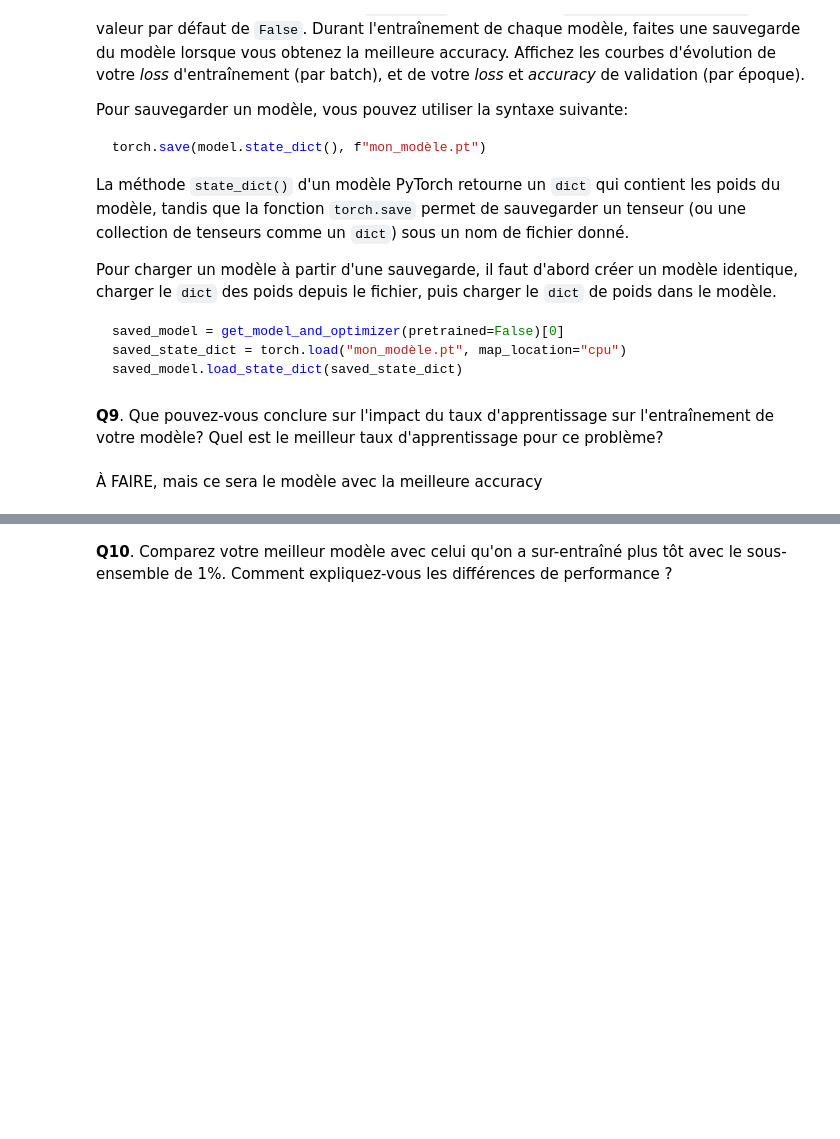
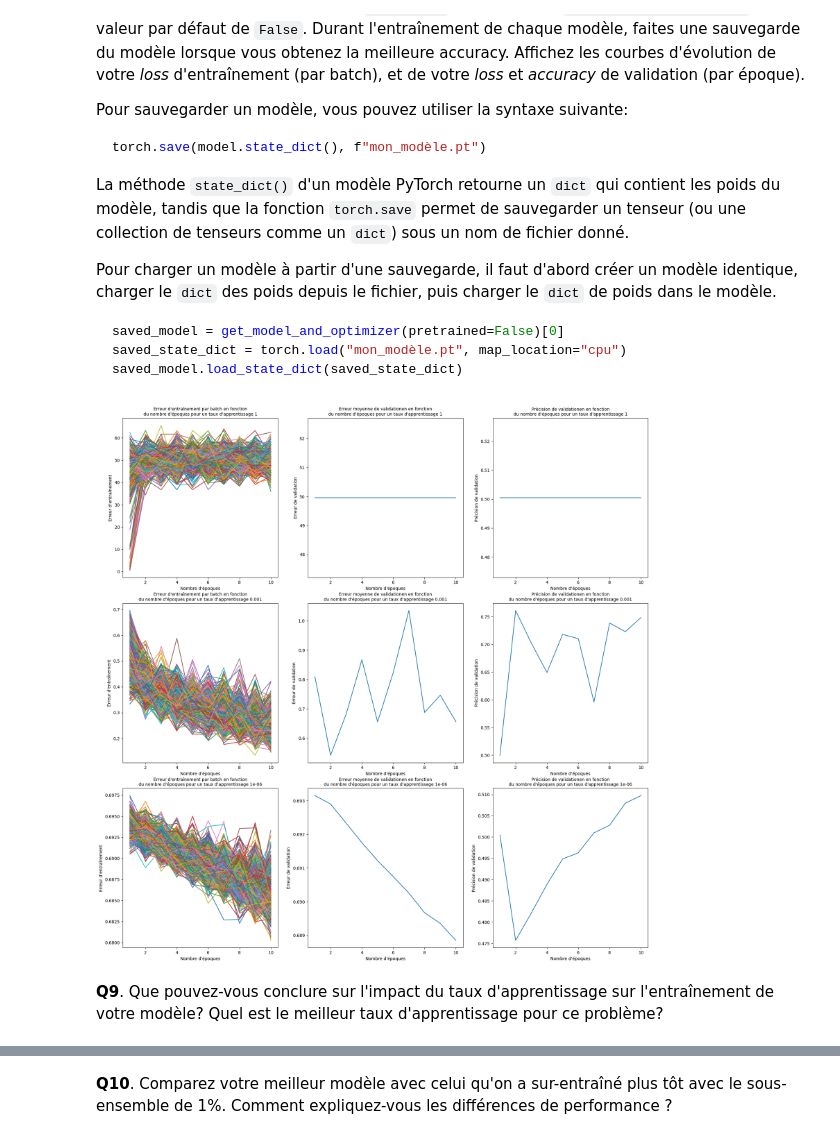
Before and after one commit to lashlone/GBM8770-Programmation, a Jupyter notebook: TP2/tp2_seance2.ipynb, the cells around one changed output, grey strips where cells are left out. Drawn from its saved outputs; the diff is of its cells as text; code cells hidden in the pictures; blank space fills up the shorter version.

````diff
--- a/TP2/tp2_seance2.ipynb
+++ b/TP2/tp2_seance2.ipynb
@@ -165,46 +184,47 @@ saved_state_dict = torch.load("mon_modèle.pt", map_location="cpu")
 saved_model.load_state_dict(saved_state_dict)
 ```
 # %%
-train_loader, val_loader, test_loader = get_dataloaders(dataset, batch_size=128, train_subset=0.01) #à remettre à 0,25 après les tests!!!
+train_loader, val_loader, test_loader = get_dataloaders(dataset, batch_size=128, train_subset=0.25)
 # %%
-fig, axes = plt.subplots[3, 3]
-fig.tight_layout(w_pad=2.0, h_pad=4.0)
+fig, axes = plt.subplots(3, 3)
+fig.set_size_inches(18.0, 18.0)
+fig.tight_layout(w_pad=4.0, h_pad=4.0)
 
 for i, lr in enumerate([1, 1e-3, 1e-6]):
     model, optimizer = get_model_and_optimizer(lr=lr)
 
     losses = []
     accuracies = []
     val_losses = []
 
     ref_accuracy = 0
-    epoques = np.arange(1, 51, 1)
+    epoques = np.arange(1, 11, 1)
 
-    for epoque in epoques:
-        losses.append(train_epoch(model, overfit_loader, optimizer))
+    for j in tqdm(range(10), desc="Epoque"):
+        losses.append(train_epoch(model, train_loader, optimizer))
 
         loss, accuracy, _ = validate(model, val_loader)
         val_losses.append(loss)
         accuracies.append(accuracy)
 
         if accuracy > ref_accuracy:
             ref_accuracy = accuracy
             best_model_parameters = model.state_dict()
 
-    axes[i][0].set_title(f"Erreur d'entraînement par batch en fonction du nombre d'époques pour un taux d'apprentissage {lr}")
+    axes[i][0].set_title(f"Erreur d'entraînement par batch en fonction\ndu nombre d'époques pour un taux d'apprentissage {lr}", fontdict={'fontsize': 10})
     axes[i][0].plot(epoques, losses)
-    axes[i][0].set_xlabel("Nombre d'époques")
-    axes[i][0].set_ylabel("Erreur d'entraînement")
-    axes[i][1].set_title(f"Erreur moyenne de validationen en fonction du nombre d'époques pour un taux d'apprentissage {lr}")
+    axes[i][0].set_xlabel("Nombre d'époques", fontdict={'fontsize': 10})
+    axes[i][0].set_ylabel("Erreur d'entraînement", fontdict={'fontsize': 10})
+    axes[i][1].set_title(f"Erreur moyenne de validationen en fonction\ndu nombre d'époques pour un taux d'apprentissage {lr}", fontdict={'fontsize': 10})
     axes[i][1].plot(epoques, val_losses)
-    axes[i][1].set_xlabel("Nombre d'époques")
-    axes[i][1].set_ylabel("Erreur de validation")
-    axes[i][2].set_title(f"Précision de validationen en fonction du nombre d'époques pour un taux d'apprentissage {lr}")
+    axes[i][1].set_xlabel("Nombre d'époques", fontdict={'fontsize': 10})
+    axes[i][1].set_ylabel("Erreur de validation", fontdict={'fontsize': 10})
+    axes[i][2].set_title(f"Précision de validationen en fonction\ndu nombre d'époques pour un taux d'apprentissage {lr}", fontdict={'fontsize': 10})
     axes[i][2].plot(epoques, accuracies)
-    axes[i][2].set_xlabel("Nombre d'époques")
-    axes[i][2].set_ylabel("Précision de validation")
+    axes[i][2].set_xlabel("Nombre d'époques", fontdict={'fontsize': 10})
+    axes[i][2].set_ylabel("Précision de validation", fontdict={'fontsize': 10})
     torch.save(best_model_parameters, f"meilleur_modele_{lr}.pt")
+# %% [output]
+[figure, added]
 # %% [markdown]
 **Q9**. Que pouvez-vous conclure sur l'impact du taux d'apprentissage sur l'entraînement de votre modèle? Quel est le meilleur taux d'apprentissage pour ce problème?
-# %% [markdown]
-À FAIRE, mais ce sera le modèle avec la meilleure accuracy
````
Also changed, not shown: parts of 23 cells of this notebook, 5 other files.
